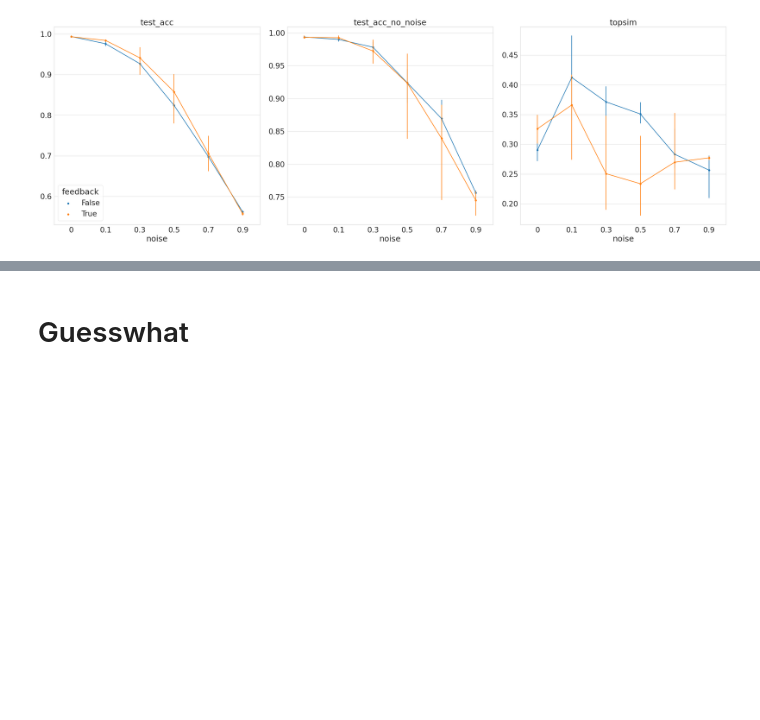
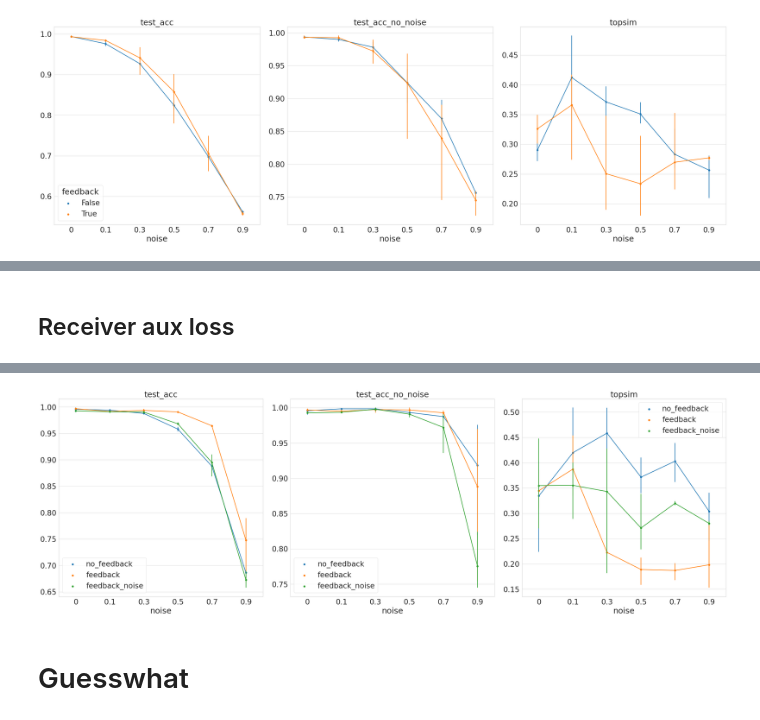
Before and after one commit to mitjanikolaus/emergent_communication, a Jupyter notebook: eval_grid_search_from_logs.ipynb, the cells around one changed output, grey strips where cells are left out. Saved outputs shown, nothing was run; the diff lists cells and outputs as text; code cells hidden in the pictures; blank space fills up the shorter version.

```diff
--- a/eval_grid_search_from_logs.ipynb
+++ b/eval_grid_search_from_logs.ipynb
@@ -730,0 +701,72 @@ noise: 0.9 | FB: True | ACC: 0.7044033209482828+-0.06760743381239005
+# %% [markdown]
+## Receiver aux loss
+# %%
+target_data = data.copy()
+
+# target_data = target_data[target_data.receiver_aux_loss == False]
+
+NOISE_PERMUTATION=False
+target_data = target_data[target_data.noise_permutation == NOISE_PERMUTATION]
+
+NUM_AGENTS = 1
+target_data = target_data[target_data.num_agents == NUM_AGENTS]
+
+MAX_LEN = 10
+target_data = target_data[target_data.max_len == MAX_LEN]
+
+VOCAB_SIZE = 2
+target_data = target_data[target_data.vocab_size == VOCAB_SIZE]
+
+VOCAB_SIZE_FEEDBACK = 2
+target_data = target_data[(target_data.vocab_size_feedback == VOCAB_SIZE_FEEDBACK) | (target_data.feedback == False)]
+
+LAYER_NORM = 1
+target_data = target_data[target_data.layer_norm == LAYER_NORM]
+
+DISCRIMINATION_NUM_OBJECTS = 2
+target_data = target_data[target_data.discrimination_num_objects == DISCRIMINATION_NUM_OBJECTS]
+
+ATTR_VAL = "4_4"
+# ATTR_VAL = "3_10"
+
+target_data = target_data[(target_data["attr_val"] == ATTR_VAL)]
+
+# print(target_data.dir_name.unique())
+target_hparam = "noise"
+order = [0, 0.1, 0.3, 0.5, 0.7, 0.9]
+
+target_data["hue_variable"] = data["feedback"].map(lambda x: "feedback" if x else "no_feedback") + data["receiver_aux_loss"].map(lambda x: "_noise" if x else "")
+
+num_runs_data = target_data.groupby(["attr_val", "condition"]).size().reset_index()
+
+metrics = ["test_acc", "test_acc_no_noise", "topsim"]
+# metrics = ["test_acc", "topsim", "topsim_sender_receiver", "posdis", "bosdis", "test_acc_no_noise", "train_acc_no_noise"]
+_, axes = plt.subplots(1, len(metrics), figsize=(35, 12))
+
+hue_variable = "hue_variable"
+for value in order:
+    for cond in target_data.hue_variable.unique():
+        d = target_data[(target_data[target_hparam] == value) & (target_data[hue_variable] == cond)]
+        if len(d) != 3:
+            print(f"Unexpected number of datapoints: {len(d)} noise {value} | cond {cond}")
+        else:
+            print(f"noise: {value} | cond: {cond} | ACC: {d['test_acc'].mean()}+-{d['test_acc'].std()}")
+            print(d["dir_name"])
+
+hue_order = ["no_feedback", "feedback", "feedback_noise"]
+for i, metric in enumerate(metrics):
+    axis = axes[i]
+    # g = sns.barplot(ax=axis, data=target_data, x=target_hparam, y=metric, order=order, hue=hue_variable, dodge=True)
+    g = sns.pointplot(ax=axis, data=target_data, x=target_hparam, y=metric, order=order, hue=hue_variable, hue_order=hue_order, errorbar=('ci', 95))
+
+    if not i == 0:
+        g.legend().remove()
+    else:
+        sns.move_legend(axis, "lower left")
+    axis.set_title(metric)
+    axis.set_ylabel("")
+    axis.legend().set_title("")
+
+plt.tight_layout()
+plt.savefig("plots/effect_of_noise_aux_loss.pdf", dpi=300)
+# %% [output]
@@ -731,3 +790,4 @@ noise: 0.9 | FB: True | ACC: 0.7044033209482828+-0.06760743381239005
+[figure, added]
 # %% [markdown]
 # Guesswhat
 # %%
```
Also changed, not shown: parts of 8 cells of this notebook.
